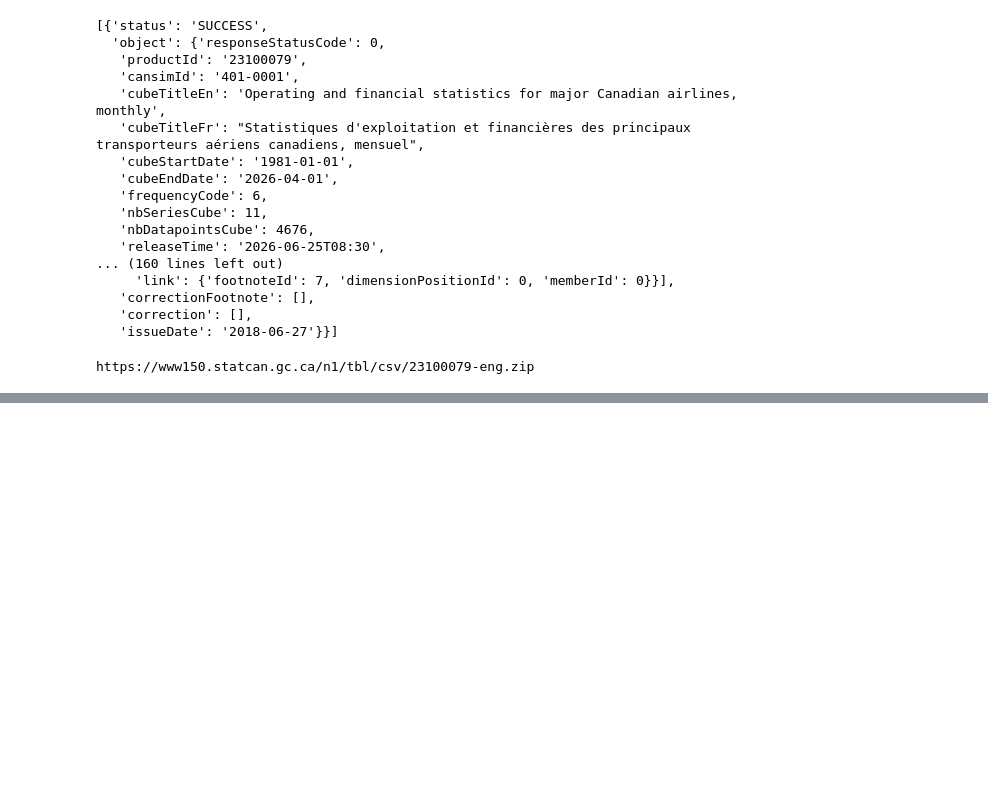
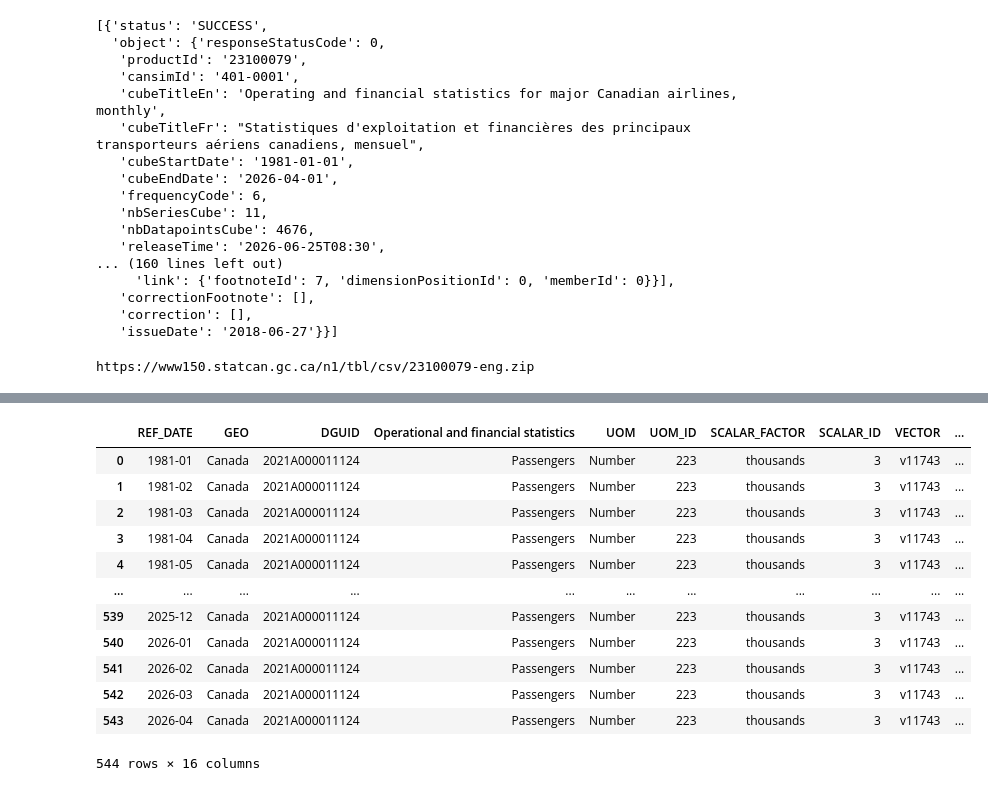
Before and after one commit to ajinikhil/air_passenger_forecasting, a Jupyter notebook: script/automated_forecasting.ipynb, the cells around one changed output, grey strips where cells are left out. Saved outputs shown, nothing was run; the diff lists cells and outputs as text; code cells hidden in the pictures; blank space fills up the shorter version.

```diff
--- a/script/automated_forecasting.ipynb
+++ b/script/automated_forecasting.ipynb
@@ -46,0 +105,17 @@ with zipfile.ZipFile(io.BytesIO(download_zip.content)) as z:
+# %%
+df["PASSENGERS"] = df["VALUE"]*1000
+df
+# %% [output]
+|  | REF_DATE | GEO | DGUID | Operational and financial statistics | UOM | UOM_ID | SCALAR_FACTOR | SCALAR_ID | VECTOR | ... |
+| 0 | 1981-01 | Canada | 2021A000011124 | Passengers | Number | 223 | thousands | 3 | v11743 | ... |
+| 1 | 1981-02 | Canada | 2021A000011124 | Passengers | Number | 223 | thousands | 3 | v11743 | ... |
+| 2 | 1981-03 | Canada | 2021A000011124 | Passengers | Number | 223 | thousands | 3 | v11743 | ... |
+| 3 | 1981-04 | Canada | 2021A000011124 | Passengers | Number | 223 | thousands | 3 | v11743 | ... |
+| 4 | 1981-05 | Canada | 2021A000011124 | Passengers | Number | 223 | thousands | 3 | v11743 | ... |
+| ... | ... | ... | ... | ... | ... | ... | ... | ... | ... | ... |
+| 539 | 2025-12 | Canada | 2021A000011124 | Passengers | Number | 223 | thousands | 3 | v11743 | ... |
+| 540 | 2026-01 | Canada | 2021A000011124 | Passengers | Number | 223 | thousands | 3 | v11743 | ... |
+| 541 | 2026-02 | Canada | 2021A000011124 | Passengers | Number | 223 | thousands | 3 | v11743 | ... |
+| 542 | 2026-03 | Canada | 2021A000011124 | Passengers | Number | 223 | thousands | 3 | v11743 | ... |
+| 543 | 2026-04 | Canada | 2021A000011124 | Passengers | Number | 223 | thousands | 3 | v11743 | ... |
+544 rows × 16 columns
```
Also changed, not shown: parts of 10 cells of this notebook, 3 other files.
